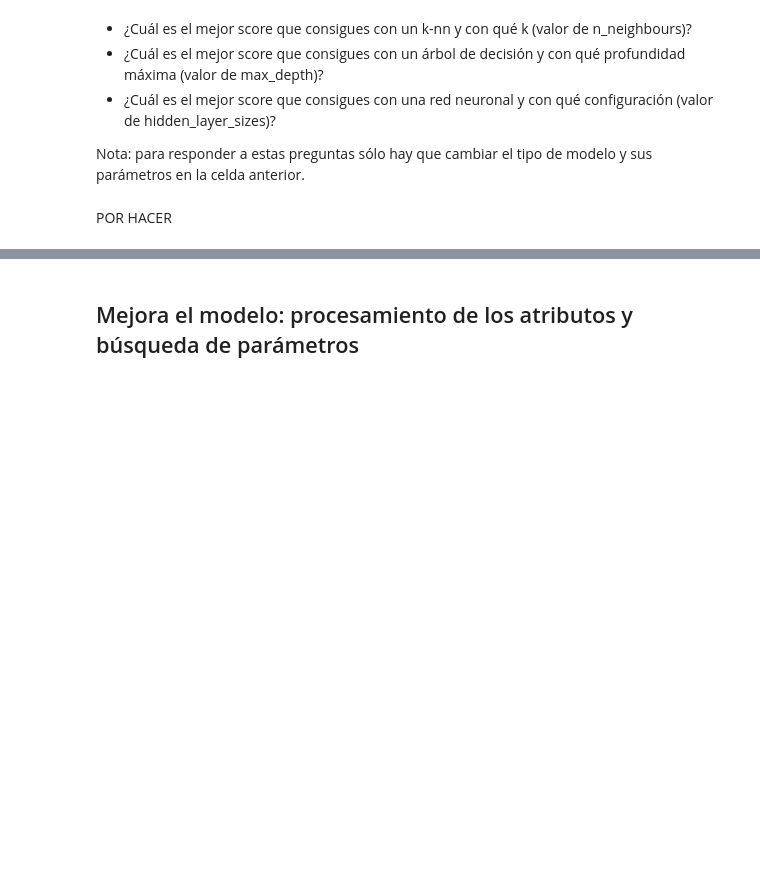
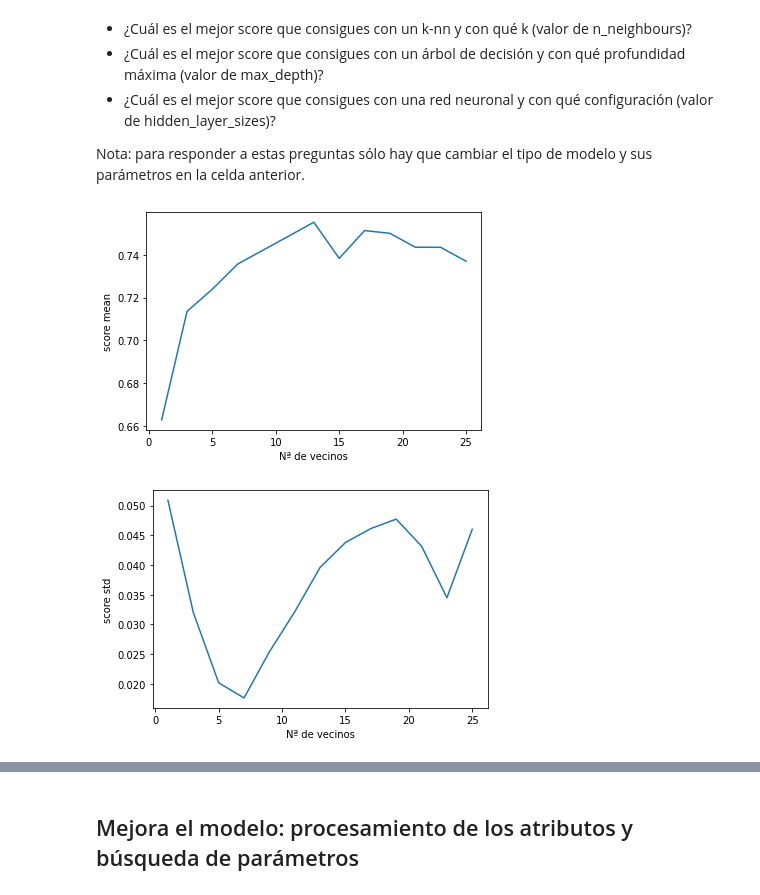
Before and after one commit to GregorioBlazquez/IA, a Jupyter notebook: p4_2301_04_Blazquez_Vicente/p4_02.ipynb, the cells around one changed output, grey strips where cells are left out. Saved outputs shown, nothing was run; the diff lists cells and outputs as text; code cells hidden in the pictures; blank space fills up the shorter version.

```diff
--- a/p4_2301_04_Blazquez_Vicente/p4_02.ipynb
+++ b/p4_2301_04_Blazquez_Vicente/p4_02.ipynb
@@ -58,0 +92,10 @@ print("Score global del modelo: {:.2f} +/- {:.2f}".format(scores.mean(), scores.
+# %%
+from sklearn.neural_network import MLPClassifier
+
+nneurons=6
+nlayers=3
+tupla = tuple([nneurons]*nlayers)
+clf = MLPClassifier(hidden_layer_sizes=tupla, max_iter=1000, alpha=0)
+scores = cross_val_score(clf, X, y, cv=5)
+print("Todos los scores: ", scores)
+print("Score global del modelo: {:.2f} +/- {:.2f}".format(scores.mean(), scores.std()))
@@ -64,5 +110,29 @@ print("Score global del modelo: {:.2f} +/- {:.2f}".format(scores.mean(), scores.
 * ¿Cuál es el mejor score que consigues con una red neuronal y con qué configuración (valor de hidden_layer_sizes)?
 
 Nota: para responder a estas preguntas sólo hay que cambiar el tipo de modelo y sus parámetros en la celda anterior.
-# %% [markdown]
-POR HACER
+# %%
+from sklearn.neighbors import KNeighborsClassifier
+r=26
+n=6
+
+neighbors_score_mean=[]
+neighbors_score_std=[]
+neighbors_index=[2*i+1 for i in range(0,r//2)]
+for i in range(0, r//2):
+    k=2*i+1 #Sólo usamos números impares para que no haya empates
+    clf = KNeighborsClassifier(n_neighbors=k)
+    scores = cross_val_score(clf, X, y, cv=5)
+    neighbors_score_mean.append(scores.mean())
+    neighbors_score_std.append(scores.std())
+
+plt.xlabel('Nª de vecinos')
+plt.ylabel('score mean')
+plt.plot(neighbors_index, neighbors_score_mean)
+plt.show()
+plt.ylabel('score std')
+plt.xlabel('Nª de vecinos')
+plt.plot(neighbors_index, neighbors_score_std)
+plt.show()
+# %% [output]
+[figure, added]
+[figure, added]
```
Also changed, not shown: parts of 35 cells of this notebook, 2 other files.
